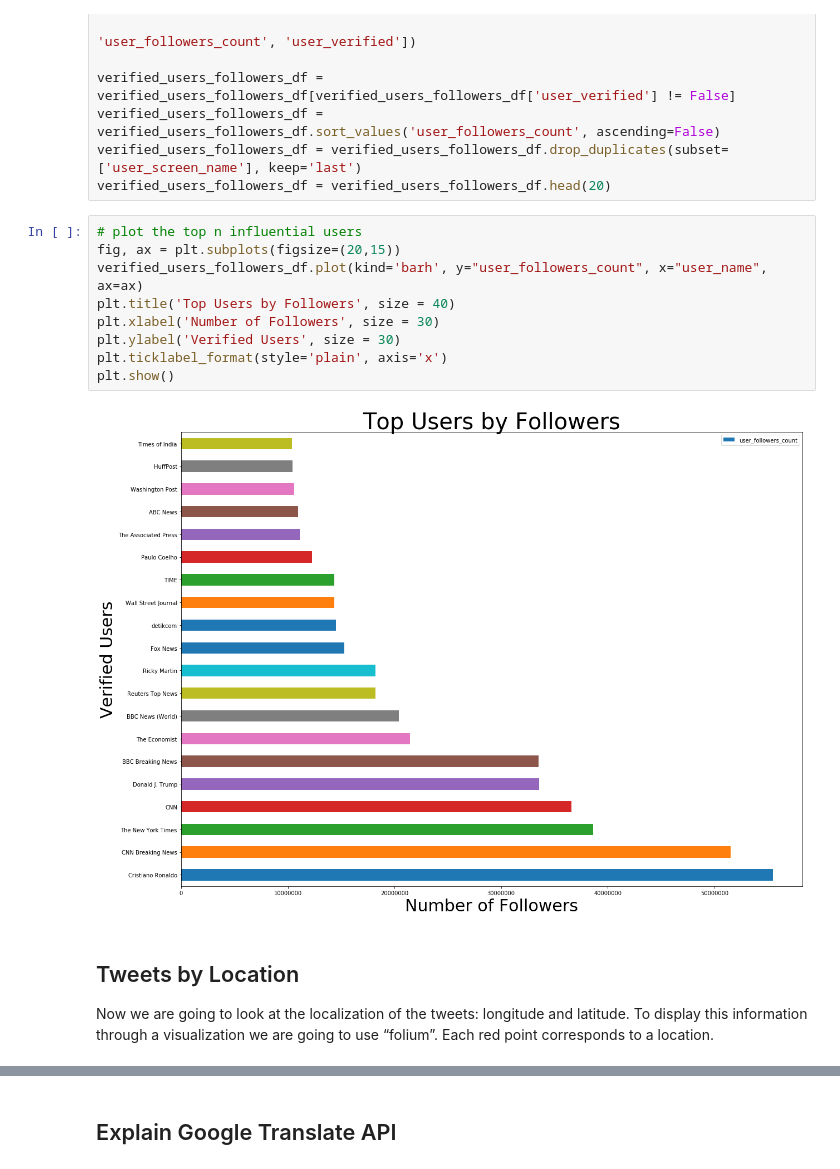
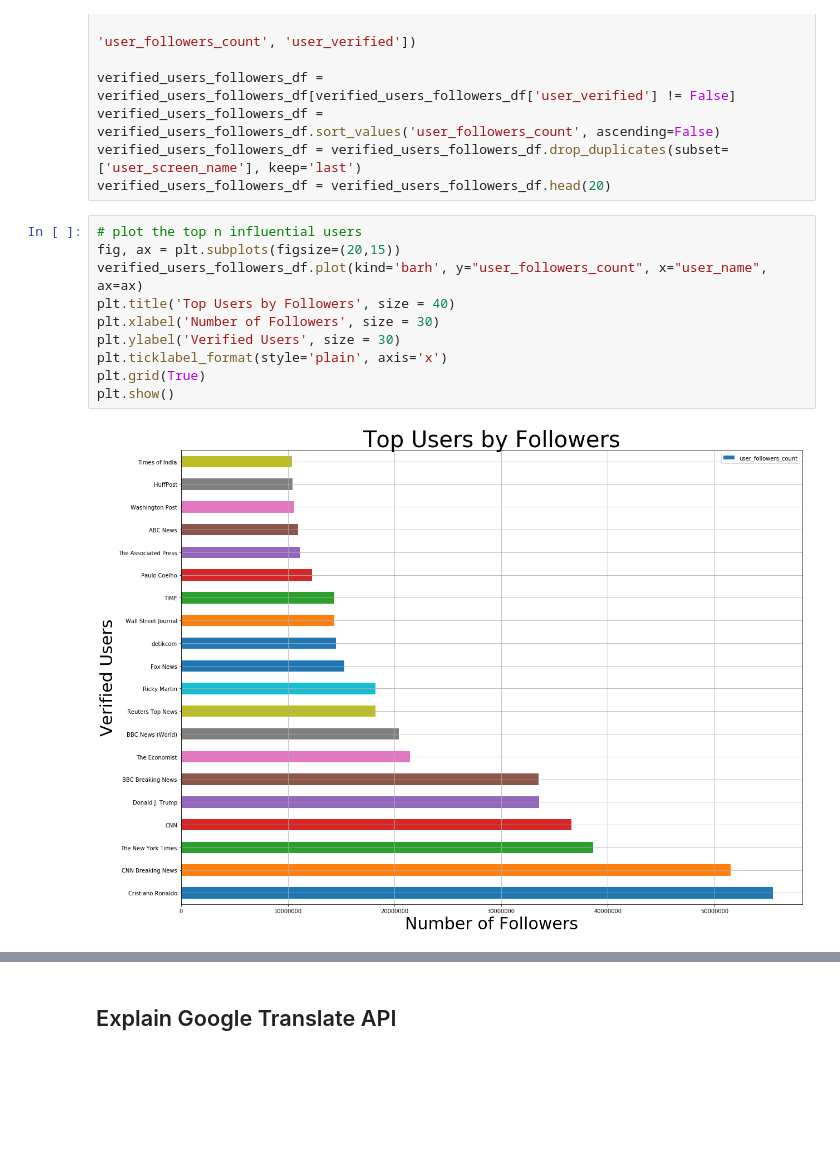
Before and after one commit to adamstueckrath/SyriaProject, a Jupyter notebook: web_scrapers/twitter_data_analysis_v2.ipynb, the cells around one changed output, grey strips where cells are left out. Saved outputs shown, nothing was run; the diff lists cells and outputs as text; blank space fills up the shorter version.

```diff
--- a/web_scrapers/twitter_data_analysis_v2.ipynb
+++ b/web_scrapers/twitter_data_analysis_v2.ipynb
@@ -504,14 +502,12 @@ verified_users_followers_df = verified_users_followers_df.head(20)
 # %%
 # plot the top n influential users
 fig, ax = plt.subplots(figsize=(20,15))
 verified_users_followers_df.plot(kind='barh', y="user_followers_count", x="user_name", ax=ax)
 plt.title('Top Users by Followers', size = 40)
 plt.xlabel('Number of Followers', size = 30)
 plt.ylabel('Verified Users', size = 30)
 plt.ticklabel_format(style='plain', axis='x')
+plt.grid(True)
 plt.show()
 # %% [output]
-[figure, old version]
+[figure, new version]
-# %% [markdown]
-## Tweets by Location
-Now we are going to look at the localization of the tweets: longitude and latitude. To display this information through a visualization we are going to use “folium”. Each red point corresponds to a location.
```
Also changed, not shown: parts of 19 cells of this notebook.
